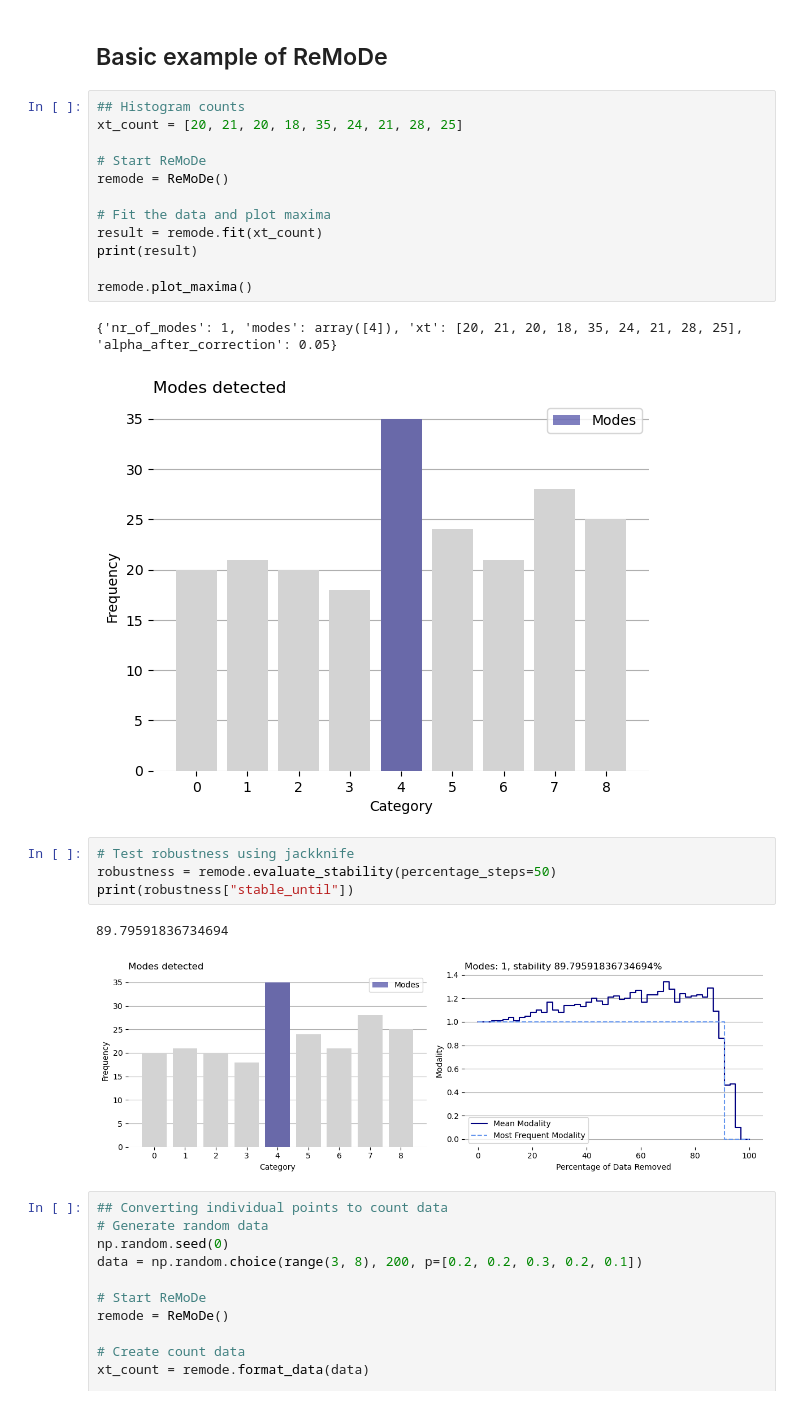
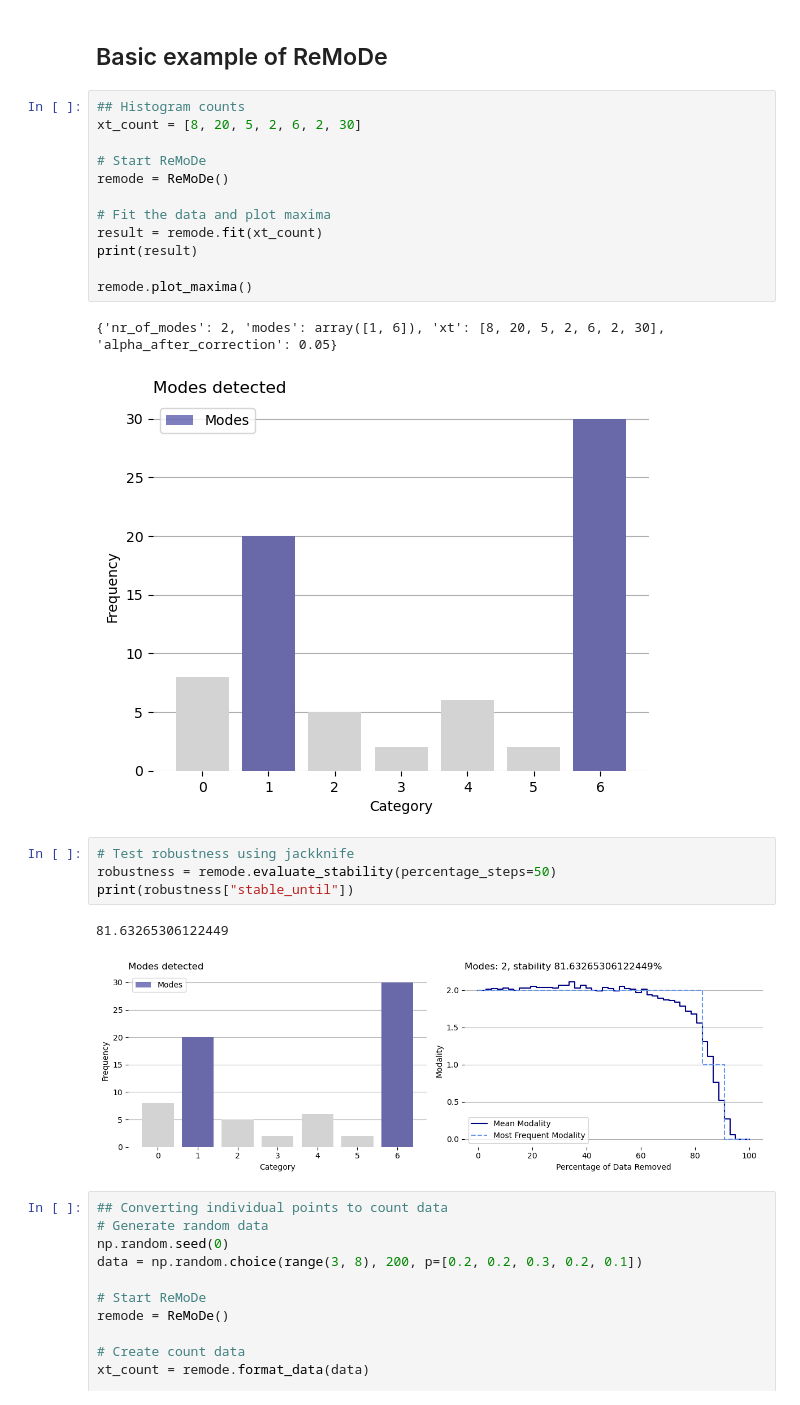
Before and after one commit to sodascience/remode, a Jupyter notebook: tutorial.ipynb, the cells around one changed output. Cells and saved outputs as stored; diff of their text form.

```diff
--- a/tutorial.ipynb
+++ b/tutorial.ipynb
@@ -20,26 +6,26 @@ detector.plot_maxima()
 ## Basic example of ReMoDe
 # %%
 ## Histogram counts
-xt_count = [20, 21, 20, 18, 35, 24, 21, 28, 25]
+xt_count = [8, 20, 5, 2, 6, 2, 30]
 
 # Start ReMoDe
 remode = ReMoDe()
 
 # Fit the data and plot maxima
 result = remode.fit(xt_count)
 print(result)
 
 remode.plot_maxima()
 # %% [output]
-{'nr_of_modes': 1, 'modes': array([4]), 'xt': [20, 21, 20, 18, 35, 24, 21, 28, 25], 'alpha_after_correction': 0.05}
+{'nr_of_modes': 2, 'modes': array([1, 6]), 'xt': [8, 20, 5, 2, 6, 2, 30], 'alpha_after_correction': 0.05}
-[figure, old version]
+[figure, new version]
 # %%
 # Test robustness using jackknife
 robustness = remode.evaluate_stability(percentage_steps=50)
 print(robustness["stable_until"])
 # %% [output]
-89.79591836734694
+81.63265306122449
-[figure, old version]
+[figure, new version]
 # %%
 ## Converting individual points to count data
 # Generate random data
```
Also changed, not shown: parts of 1 cell of this notebook, 1 other file.
